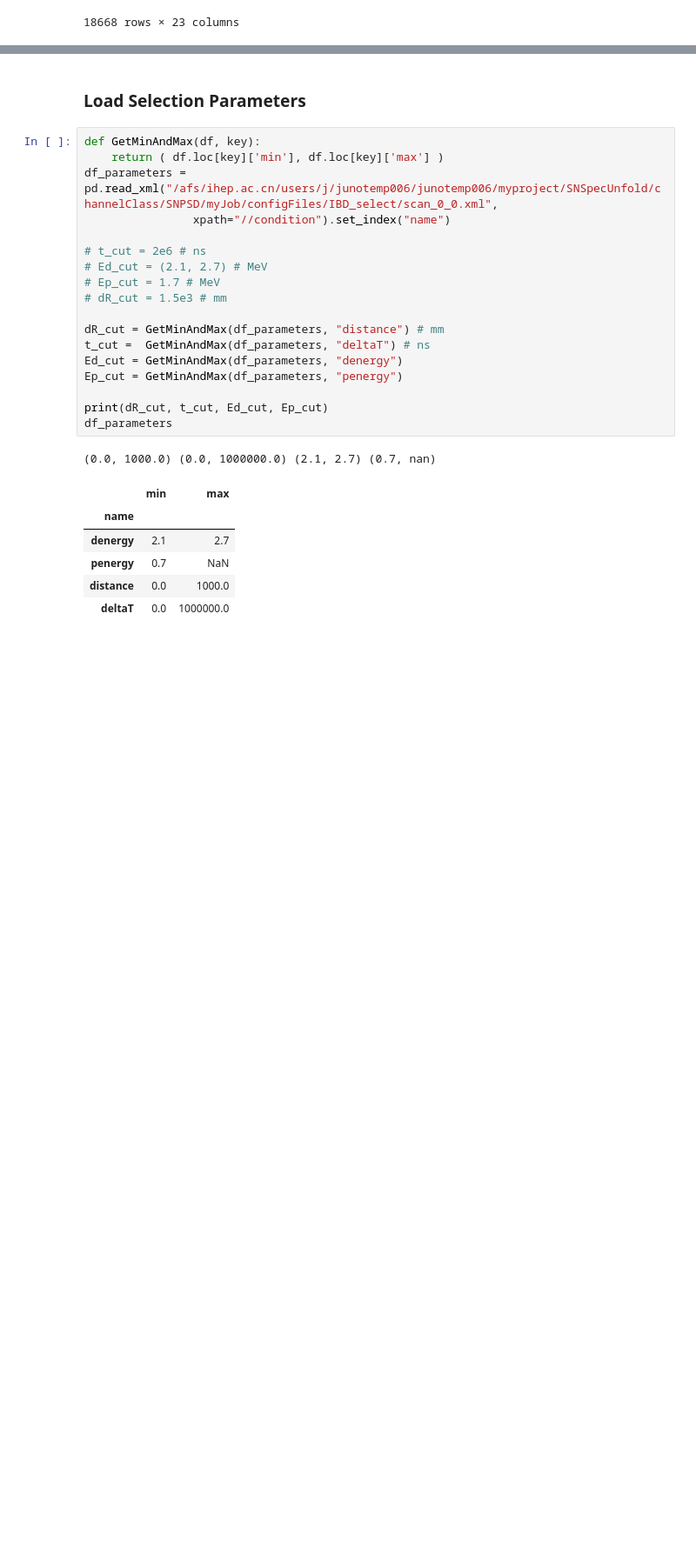
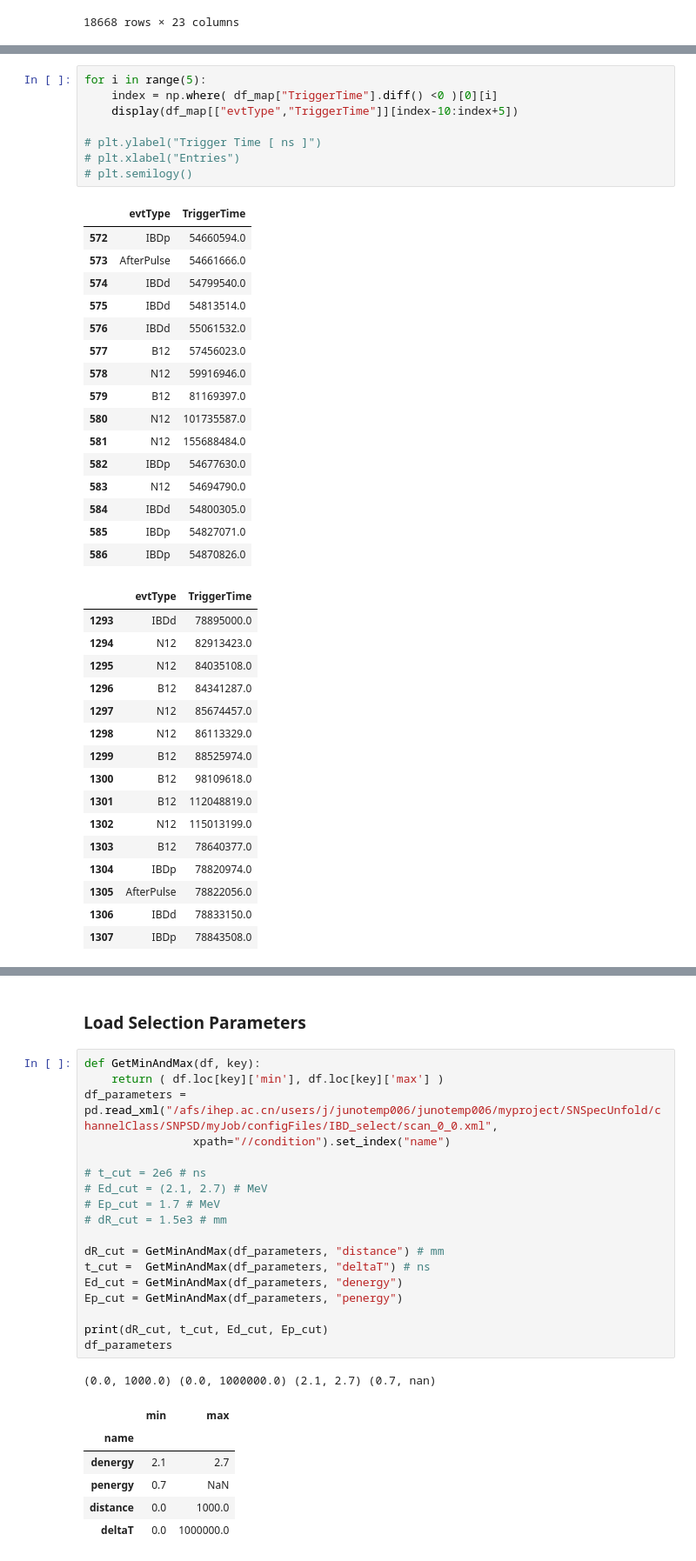
Before and after one commit to jack595/sk_DSNB, a Jupyter notebook: PSD_Supernova/code/PromptDelayedSignalSelection/IBDSelection.ipynb, the cells around one changed output, grey strips where cells are left out. Shown at 87% size. Cells and saved outputs as stored; diff of their text form; blank space fills up the shorter version.

```diff
--- a/PSD_Supernova/code/PromptDelayedSignalSelection/IBDSelection.ipynb
+++ b/PSD_Supernova/code/PromptDelayedSignalSelection/IBDSelection.ipynb
@@ -40,0 +51,41 @@ df_map
+# %%
+for i in range(5):
+    index = np.where( df_map["TriggerTime"].diff() <0 )[0][i]
+    display(df_map[["evtType","TriggerTime"]][index-10:index+5])
+
+# plt.ylabel("Trigger Time [ ns ]")
+# plt.xlabel("Entries")
+# plt.semilogy()
+# %% [output]
+|  | evtType | TriggerTime |
+| 572 | IBDp | 54660594.0 |
+| 573 | AfterPulse | 54661666.0 |
+| 574 | IBDd | 54799540.0 |
+| 575 | IBDd | 54813514.0 |
+| 576 | IBDd | 55061532.0 |
+| 577 | B12 | 57456023.0 |
+| 578 | N12 | 59916946.0 |
+| 579 | B12 | 81169397.0 |
+| 580 | N12 | 101735587.0 |
+| 581 | N12 | 155688484.0 |
+| 582 | IBDp | 54677630.0 |
+| 583 | N12 | 54694790.0 |
+| 584 | IBDd | 54800305.0 |
+| 585 | IBDp | 54827071.0 |
+| 586 | IBDp | 54870826.0 |
+|  | evtType | TriggerTime |
+| 1293 | IBDd | 78895000.0 |
+| 1294 | N12 | 82913423.0 |
+| 1295 | N12 | 84035108.0 |
+| 1296 | B12 | 84341287.0 |
+| 1297 | N12 | 85674457.0 |
+| 1298 | N12 | 86113329.0 |
+| 1299 | B12 | 88525974.0 |
+| 1300 | B12 | 98109618.0 |
+| 1301 | B12 | 112048819.0 |
+| 1302 | N12 | 115013199.0 |
+| 1303 | B12 | 78640377.0 |
+| 1304 | IBDp | 78820974.0 |
+| 1305 | AfterPulse | 78822056.0 |
+| 1306 | IBDd | 78833150.0 |
+| 1307 | IBDp | 78843508.0 |
```
Also changed, not shown: parts of 3 cells of this notebook, 13 other files.
